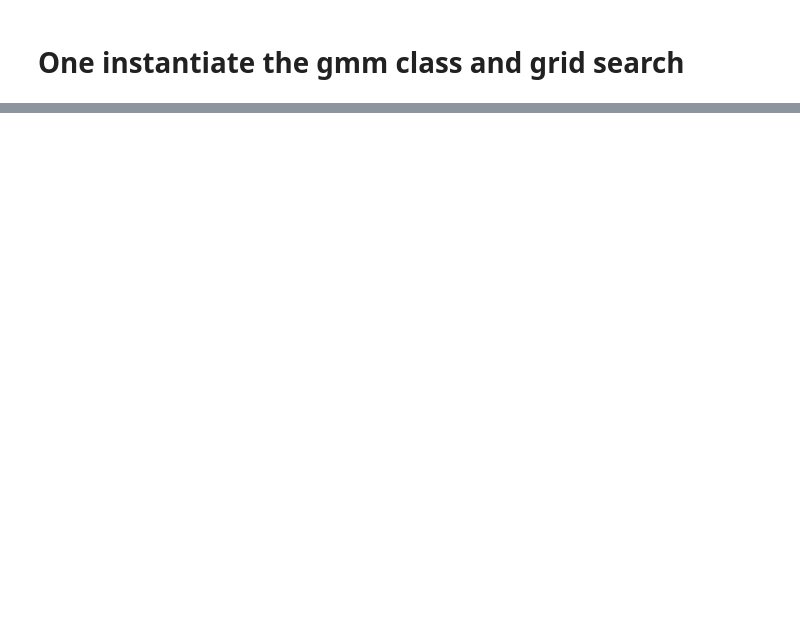
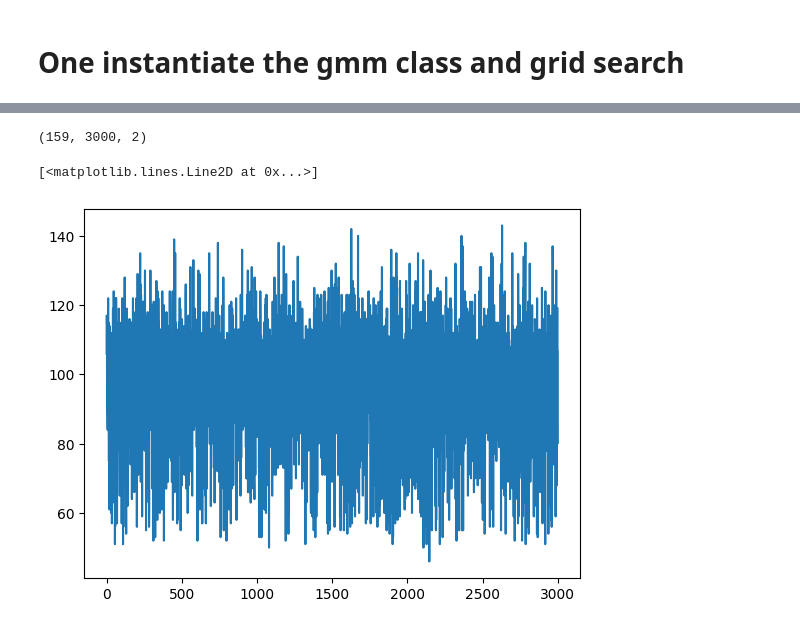
Before and after one commit to Ludoviccccc/ExplorationSimu3, a Jupyter notebook: test_gaussian_mixture.ipynb, the cells around one changed output, grey strips where cells are left out. Saved outputs shown, nothing was run; the diff lists cells and outputs as text; code cells hidden in the pictures; blank space fills up the shorter version.

```diff
--- a/test_gaussian_mixture.ipynb
+++ b/test_gaussian_mixture.ipynb
@@ -221,0 +236,9 @@ print(time.time()-start)
+# %%
+o_alp_space.shape
+# %% [output]
+(159, 3000, 2)
+# %%
+plt.plot(content_rand['tabular_view'][:,0])
+# %% [output]
+[<matplotlib.lines.Line2D at 0x...>]
+[figure, added]
```
Also changed, not shown: parts of 17 cells of this notebook, 38 other files.
